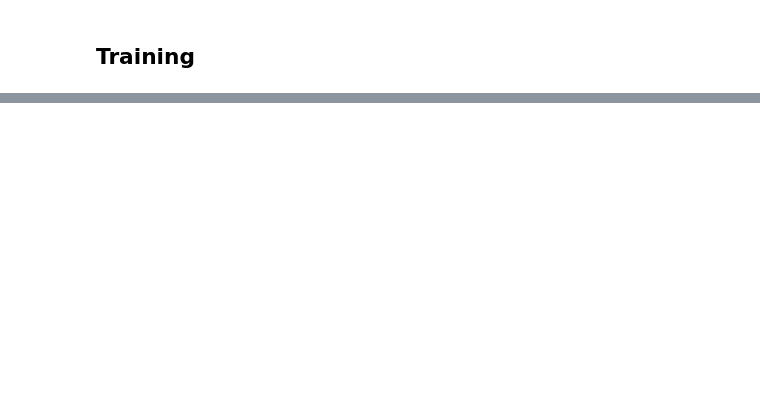
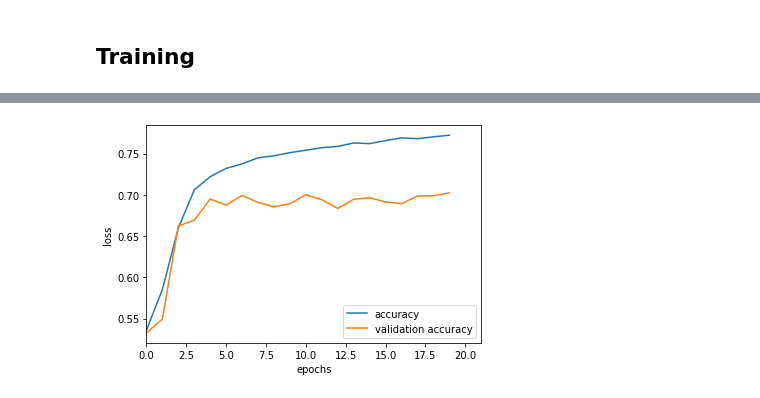
Before and after one commit to nicolagulmini/virulent_factor_classification, a Jupyter notebook: training.ipynb, the cells around one changed output, grey strips where cells are left out. Saved outputs shown, nothing was run; the diff lists cells and outputs as text; code cells hidden in the pictures; blank space fills up the shorter version.

```diff
--- a/training.ipynb
+++ b/training.ipynb
@@ -148,3 +143,14 @@ plt.savefig('plot.png')
+# %%
+plt.plot(range(epochs), history.history['accuracy'], label='accuracy')
+plt.plot(range(epochs), history.history['val_accuracy'], label='validation accuracy')
+
+plt.legend(loc="lower right")
+plt.xlabel("epochs")
+plt.ylabel("loss")
+plt.xlim(0, epochs+1)
+plt.savefig('accuracy.png')
+# %% [output]
+[figure, added]
 # %%
 print("Test accuracy: " + str(model.get_model().evaluate(
     x=x_test,
```
Also changed, not shown: parts of 5 cells of this notebook.
